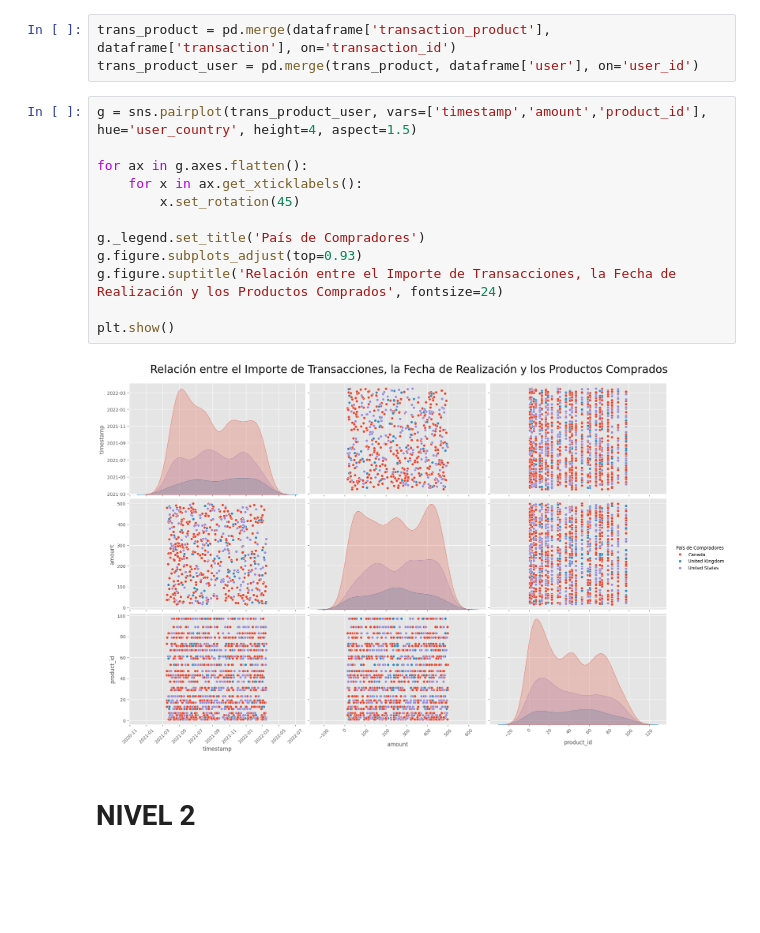
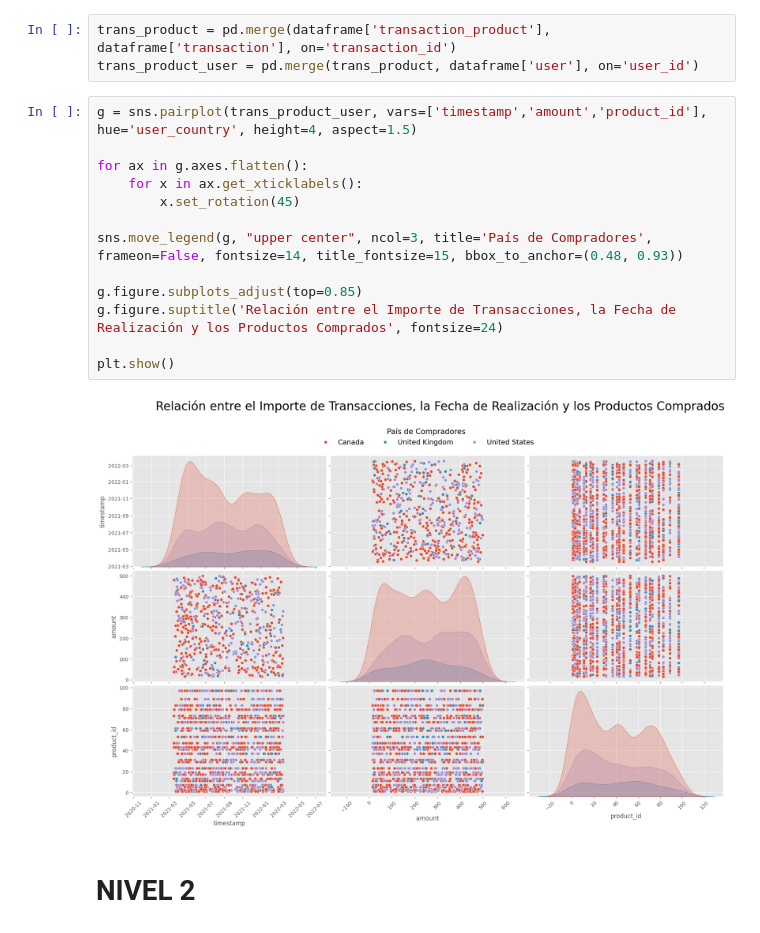
Before and after one commit to natalyamn/DataAnalytics_ITAcademy, a Jupyter notebook: 08. Sprint 8 Python/8.1 Visualizaciones en Python/Sprint8.01_NM.ipynb, the cells around one changed output. Cells and saved outputs as stored; diff of their text form; blank space fills up the shorter version.

```diff
--- a/08. Sprint 8 Python/8.1 Visualizaciones en Python/Sprint8.01_NM.ipynb
+++ b/08. Sprint 8 Python/8.1 Visualizaciones en Python/Sprint8.01_NM.ipynb
@@ -295,17 +364,18 @@ trans_product_user = pd.merge(trans_product, dataframe['user'], on='user_id')
 # %%
 g = sns.pairplot(trans_product_user, vars=['timestamp','amount','product_id'], hue='user_country', height=4, aspect=1.5)
 
 for ax in g.axes.flatten():
     for x in ax.get_xticklabels():
         x.set_rotation(45)
 
-g._legend.set_title('País de Compradores')
-g.figure.subplots_adjust(top=0.93)
+sns.move_legend(g, "upper center", ncol=3, title='País de Compradores', frameon=False, fontsize=14, title_fontsize=15, bbox_to_anchor=(0.48, 0.93))
+
+g.figure.subplots_adjust(top=0.85)
 g.figure.suptitle('Relación entre el Importe de Transacciones, la Fecha de Realización y los Productos Comprados', fontsize=24)
 
 plt.show()
 # %% [output]
-[figure, old version]
+[figure, new version]
 # %% [markdown]
 # **NIVEL 2**
 # %% [markdown]
```
Also changed, not shown: parts of 22 cells of this notebook.
